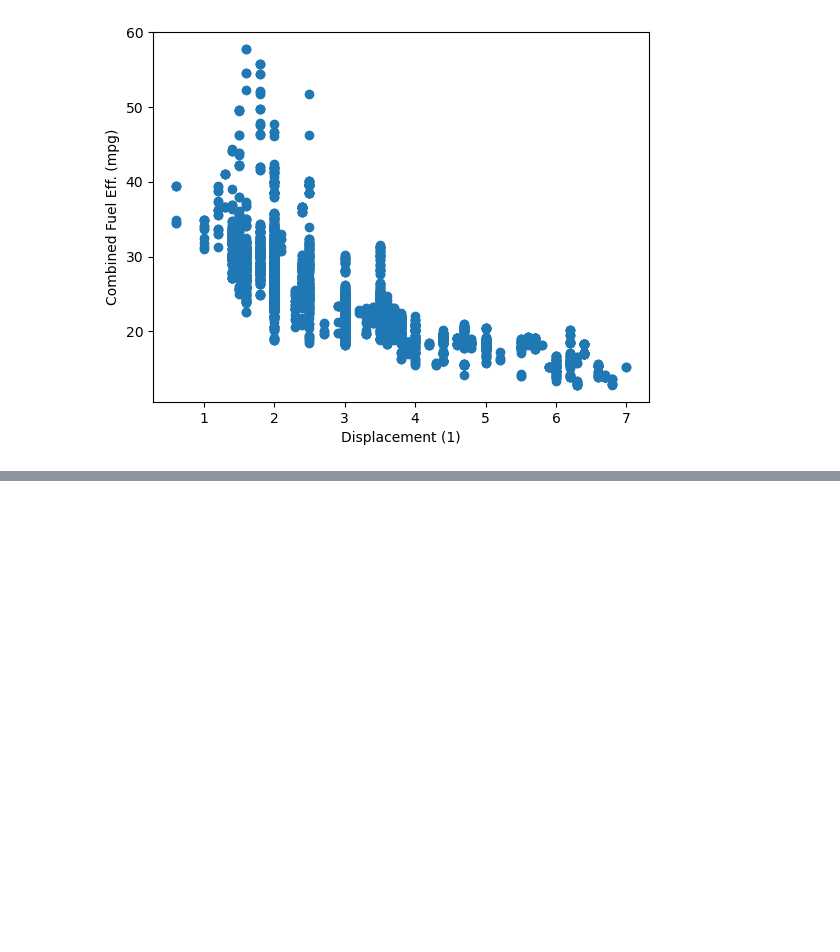
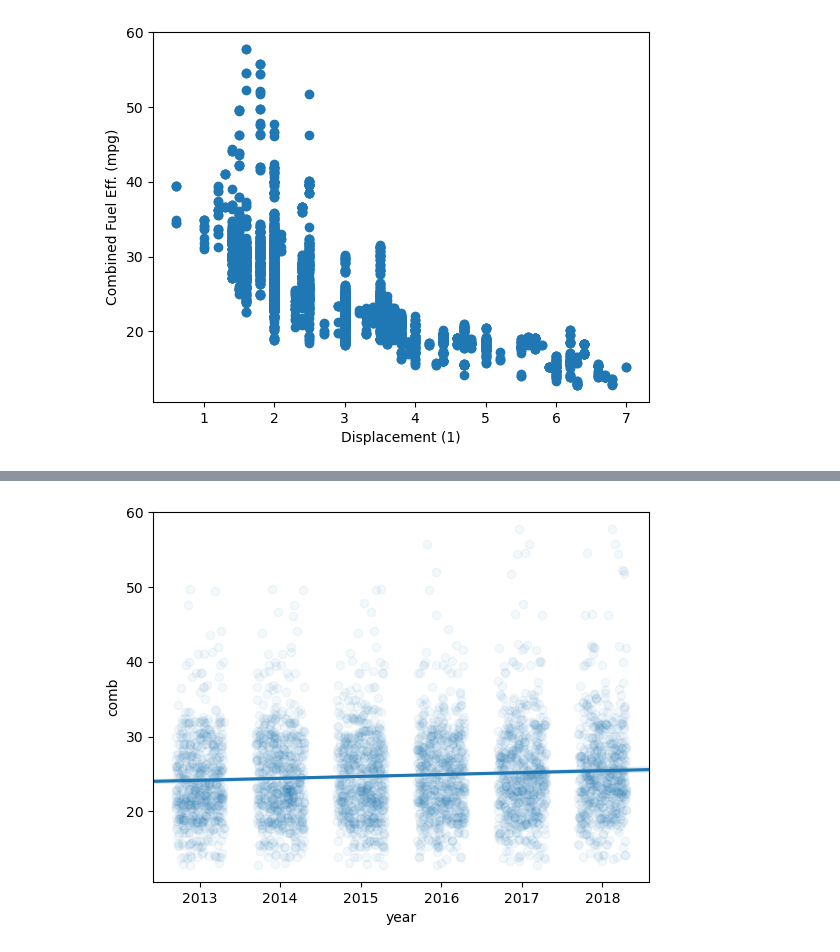
Before and after one commit to sidahmed-faisal/PokemonVis, a Jupyter notebook: fuel_econ.ipynb, the cells around one changed output, grey strips where cells are left out. Cells and saved outputs as stored; diff of their text form; code cells hidden in the pictures; blank space fills up the shorter version.

```diff
--- a/fuel_econ.ipynb
+++ b/fuel_econ.ipynb
@@ -21,0 +79,6 @@ Text(0, 0.5, 'Combined Fuel Eff. (mpg)')
+# %%
+# The scatter_kws helps specifying the opaqueness of the data points.
+# The alpha take a value between [0-1], where 0 represents transparent, and 1 is opaque.
+sns.regplot(data = fuel_econ, x = 'year', y = 'comb', truncate=False, x_jitter=0.3, scatter_kws={'alpha':1/20});
+# %% [output]
+[figure, added]
```
Also changed, not shown: parts of 29 cells of this notebook, 1 other file.
